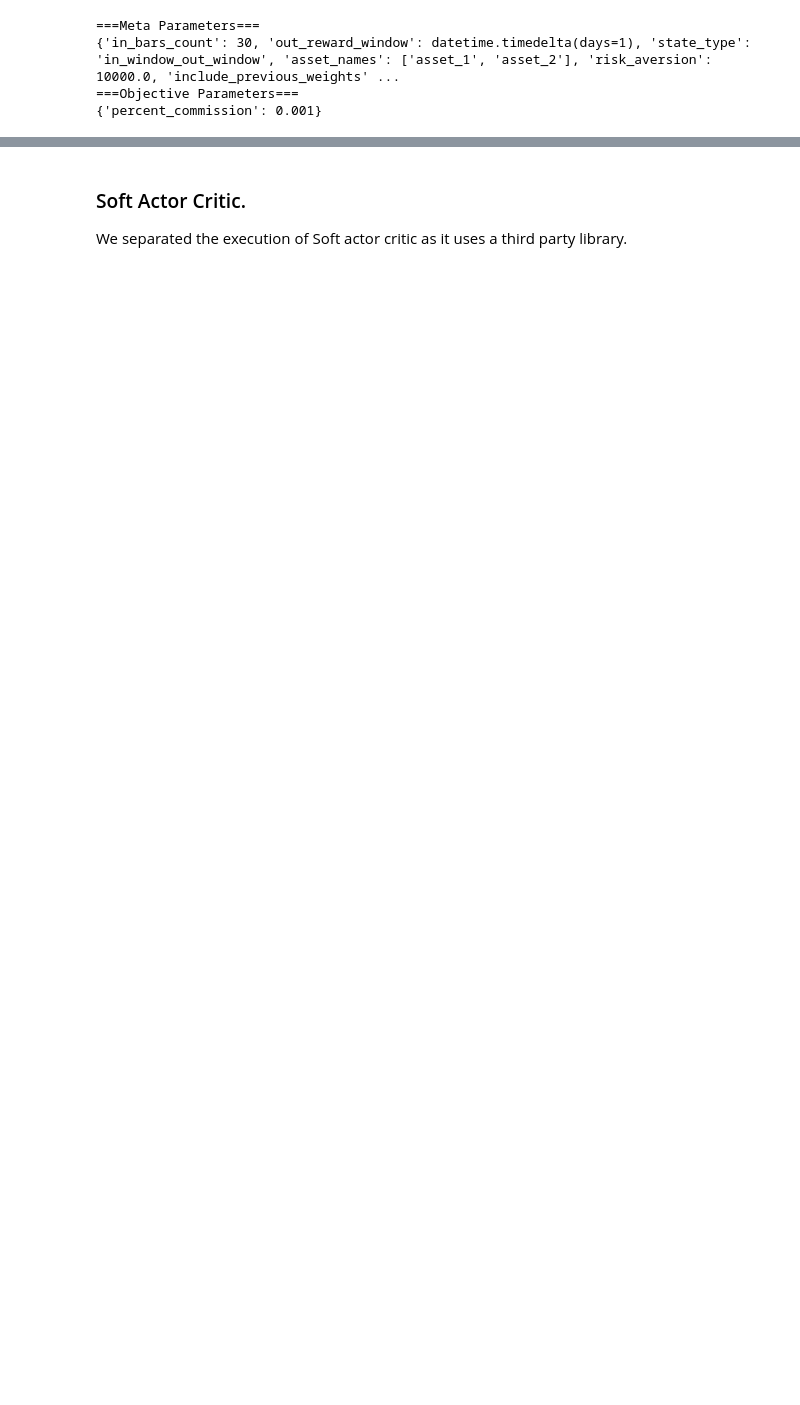
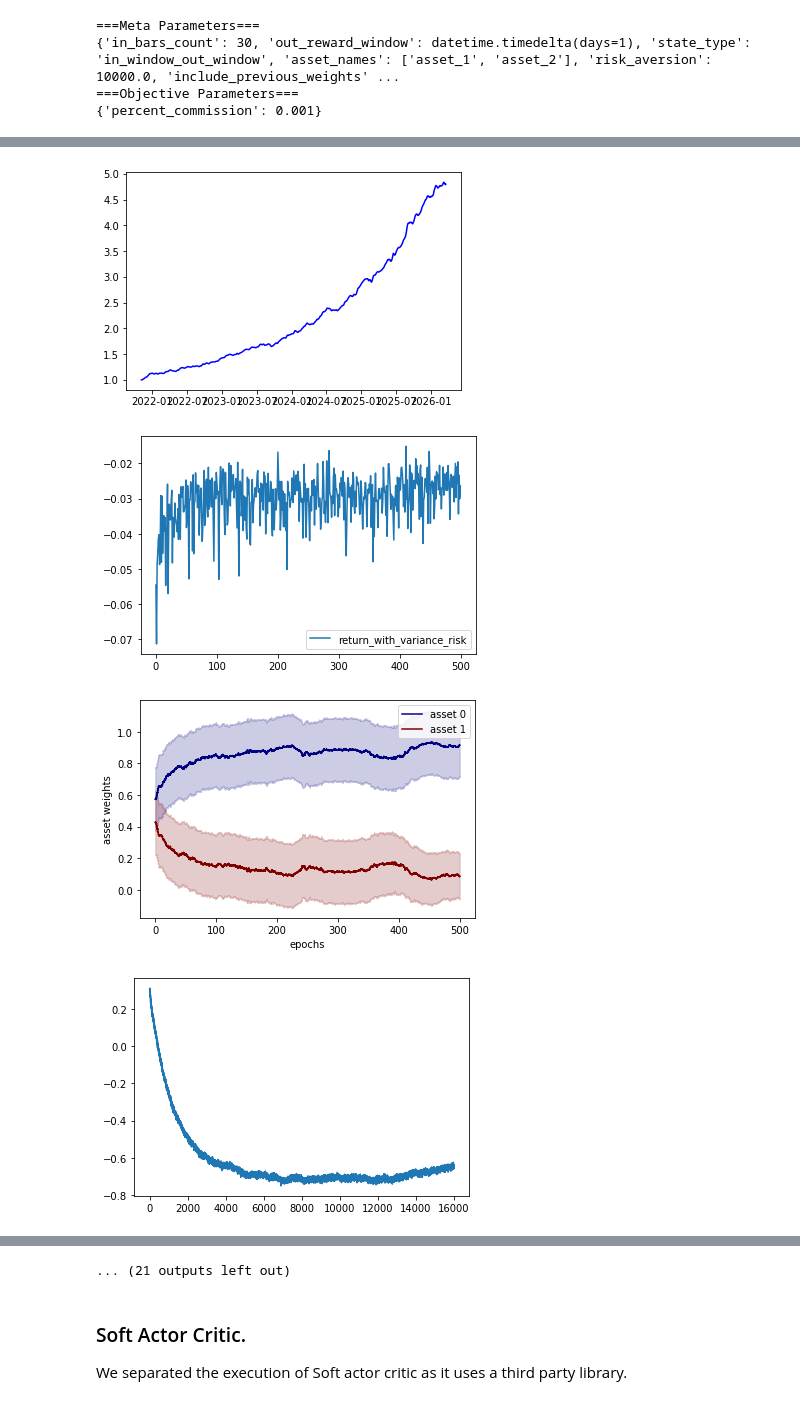
Before and after one commit to jose-alatorre-harvard/capstone, a Jupyter notebook: capstone_simulation_demonstration.ipynb, the cells around one changed output, grey strips where cells are left out. Cells and saved outputs as stored; diff of their text form; code cells hidden in the pictures; blank space fills up the shorter version.

```diff
--- a/capstone_simulation_demonstration.ipynb
+++ b/capstone_simulation_demonstration.ipynb
@@ -180,7 +196,12 @@ linear_agent_min_vol.REINFORCE_fit(add_baseline=False,max_iterations=4000,plot_e
 # %%
 env=create_environment()
 env.state.reward_factory.ext_covariance=cov
 
 linear_agent_min_vol=LinearAgent(environment=env_min_vol,out_reward_window_td=out_reward_window,
                          reward_function="return_with_variance_risk",sample_observations=32)
-linear_agent_min_vol.ACTOR_CRITIC_FIT(use_traces=True,max_iterations=4000,plot_every=500)
+linear_agent_min_vol.ACTOR_CRITIC_FIT(use_traces=True,max_iterations=4000,plot_every=2000)
+# %% [output]
+[figure, added]
+[figure, added]
+[figure, added]
+[figure, added]
@@ -187,3 +216,4 @@ linear_agent_min_vol.ACTOR_CRITIC_FIT(use_traces=True,max_iterations=4000,plot_e
+... (21 outputs left out)
 # %% [markdown]
 ### Soft Actor Critic.
 
```
Also changed, not shown: parts of 4 cells of this notebook.
